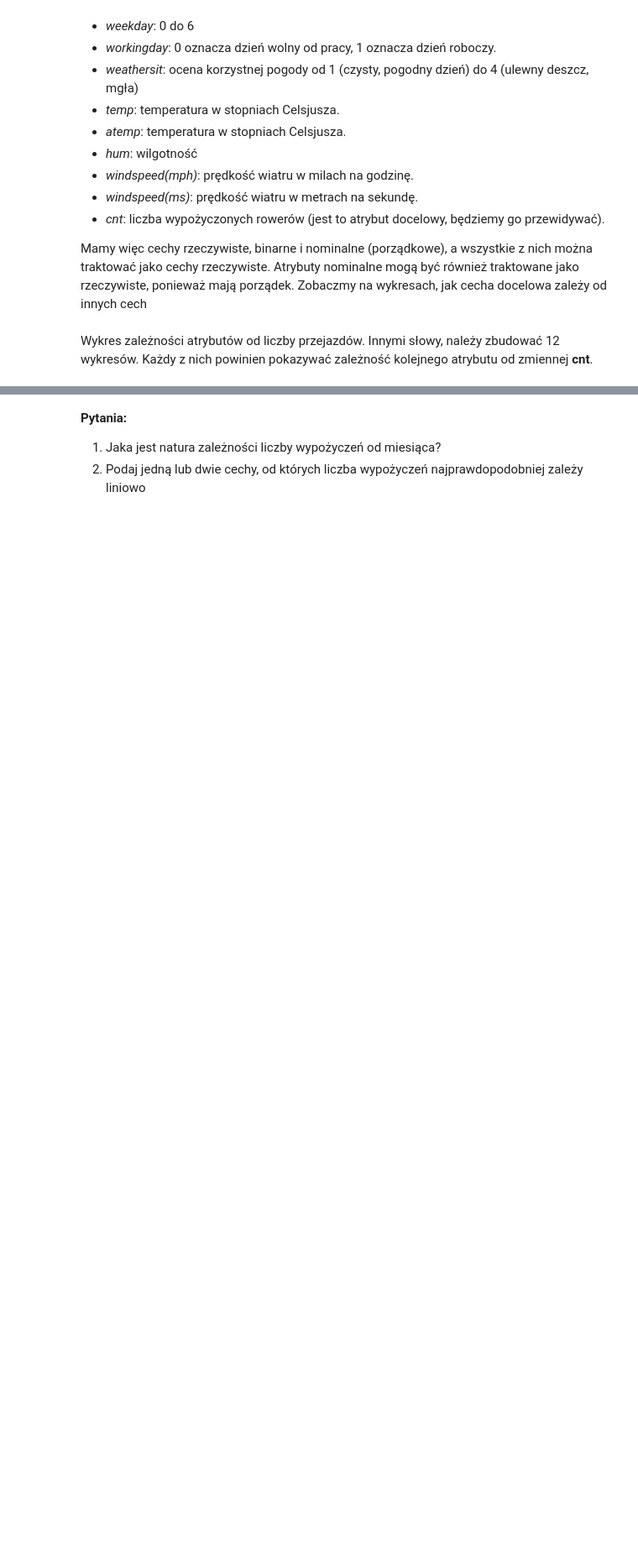
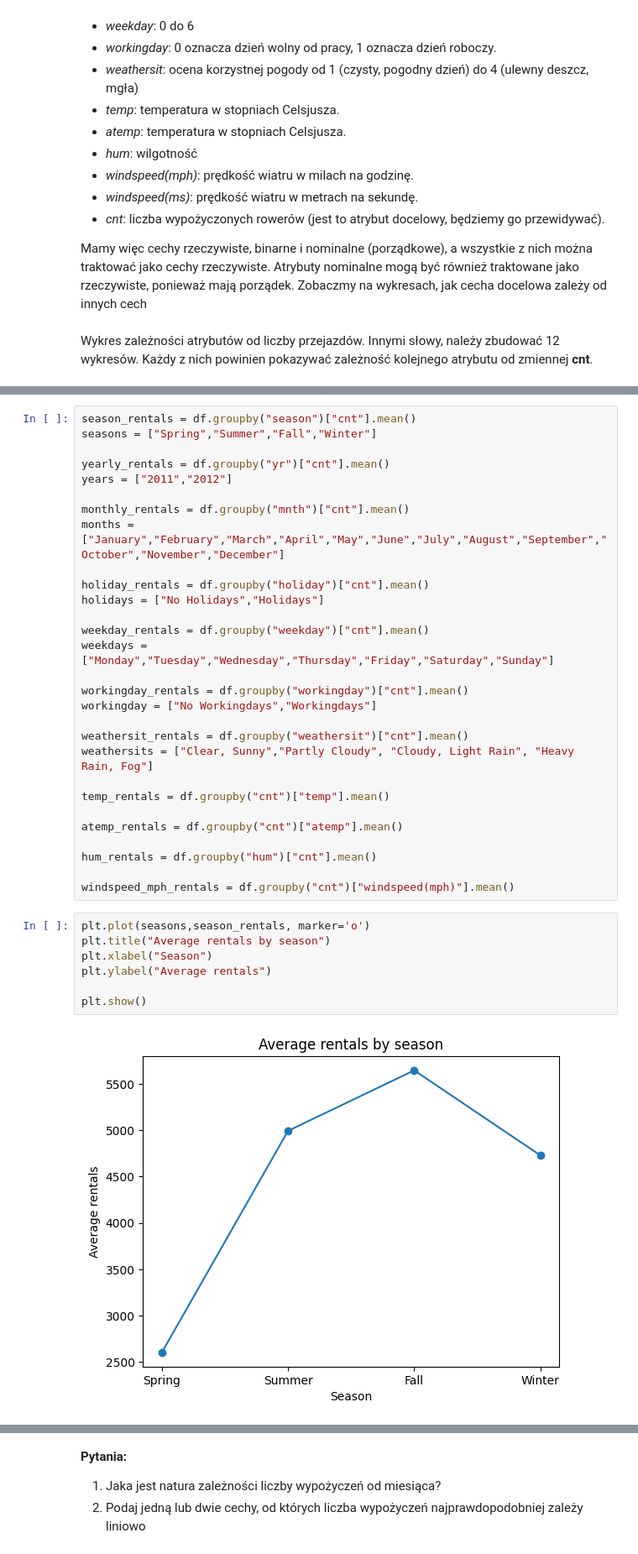
Before and after one commit to KamilGrundas/Data_science, a Jupyter notebook: homework_4/Hw4.ipynb, the cells around one changed output, grey strips where cells are left out. Shown: that part at 84% size. Drawn from its saved outputs; the diff is of its cells as text; blank space fills up the shorter version.

Commit message:
Homework 4 - graphs done

```diff
--- a/homework_4/Hw4.ipynb
+++ b/homework_4/Hw4.ipynb
@@ -50,0 +51,38 @@ Wykres zależności atrybutów od liczby przejazdów. Innymi słowy, należy zbu
+# %%
+season_rentals = df.groupby("season")["cnt"].mean()
+seasons = ["Spring","Summer","Fall","Winter"]
+
+yearly_rentals = df.groupby("yr")["cnt"].mean()
+years = ["2011","2012"]
+
+monthly_rentals = df.groupby("mnth")["cnt"].mean()
+months = ["January","February","March","April","May","June","July","August","September","October","November","December"]
+
+holiday_rentals = df.groupby("holiday")["cnt"].mean()
+holidays = ["No Holidays","Holidays"]
+
+weekday_rentals = df.groupby("weekday")["cnt"].mean()
+weekdays = ["Monday","Tuesday","Wednesday","Thursday","Friday","Saturday","Sunday"]
+
+workingday_rentals = df.groupby("workingday")["cnt"].mean()
+workingday = ["No Workingdays","Workingdays"]
+
+weathersit_rentals = df.groupby("weathersit")["cnt"].mean()
+weathersits = ["Clear, Sunny","Partly Cloudy", "Cloudy, Light Rain", "Heavy Rain, Fog"]
+
+temp_rentals = df.groupby("cnt")["temp"].mean()
+
+atemp_rentals = df.groupby("cnt")["atemp"].mean()
+
+hum_rentals = df.groupby("hum")["cnt"].mean()
+
+windspeed_mph_rentals = df.groupby("cnt")["windspeed(mph)"].mean()
+# %%
+plt.plot(seasons,season_rentals, marker='o')
+plt.title("Average rentals by season")
+plt.xlabel("Season")
+plt.ylabel("Average rentals")
+
+plt.show()
+# %% [output]
+[figure, added]
```
Also changed, not shown: parts of 12 cells of this notebook.
